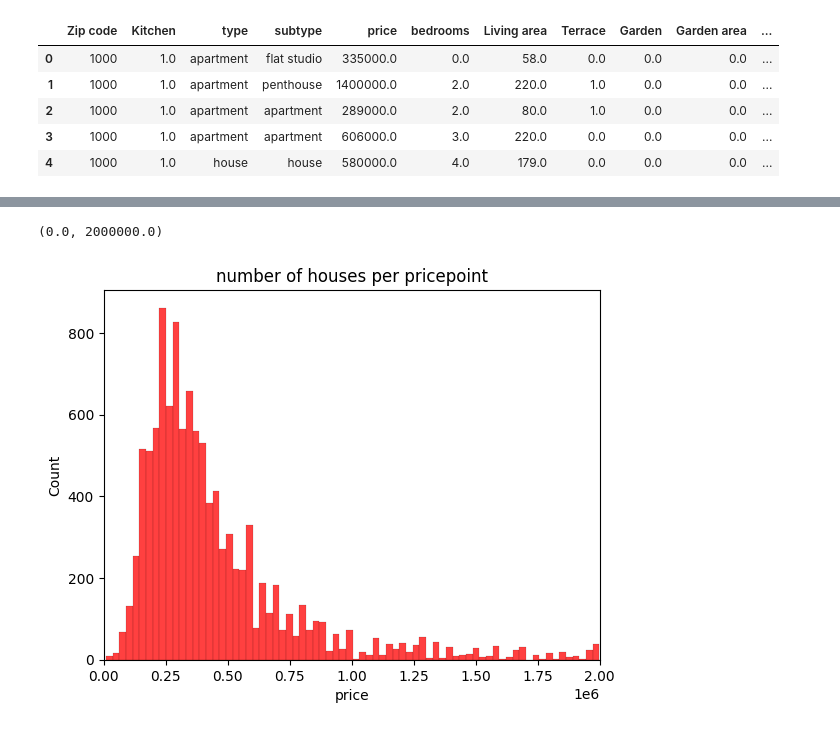
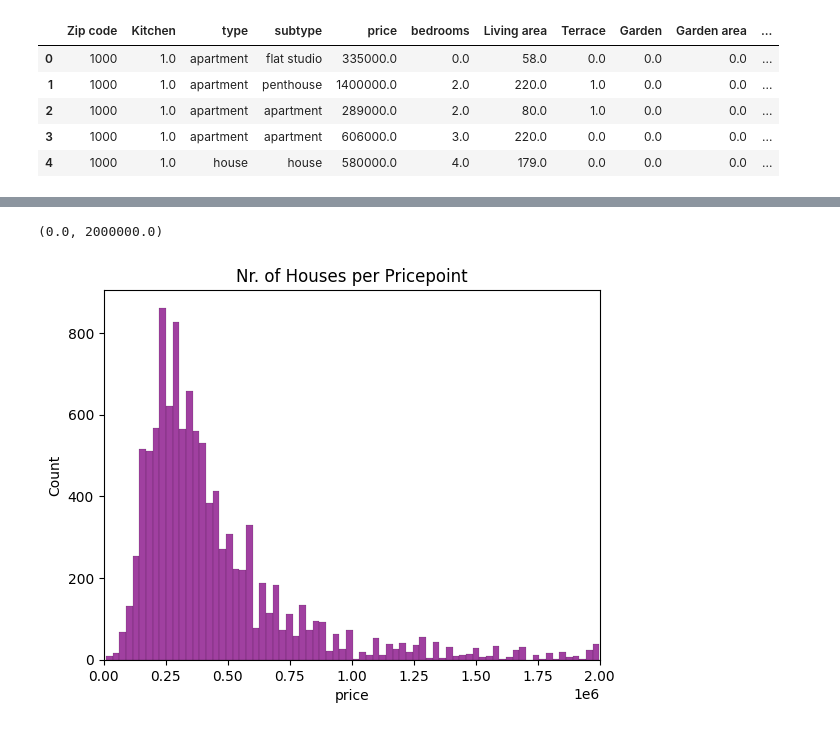
Before and after one commit to danielbauwens/Immo-Project-Data-Analysis, a Jupyter notebook: analysis.ipynb, the cells around one changed output, grey strips where cells are left out. Drawn from its saved outputs; the diff is of its cells as text; code cells hidden in the pictures.

```diff
--- a/analysis.ipynb
+++ b/analysis.ipynb
@@ -39,7 +47,7 @@ graph = sns.heatmap(graph_mx, annot=True, annot_kws={"size": 8}, fmt='.2f', cmap
 # %%
-graph = sns.histplot(ds['price'], kde=False, color='red')
-graph.set(title='number of houses per pricepoint')
+graph = sns.histplot(ds['price'], kde=False, color='purple')
+graph.set(title='Nr. of Houses per Pricepoint')
 graph.set_xlim(0, 2000000)
 # %% [output]
 (0.0, 2000000.0)
-[figure, old version]
+[figure, new version]
```
Also changed, not shown: parts of 13 cells of this notebook, 2 other files.
